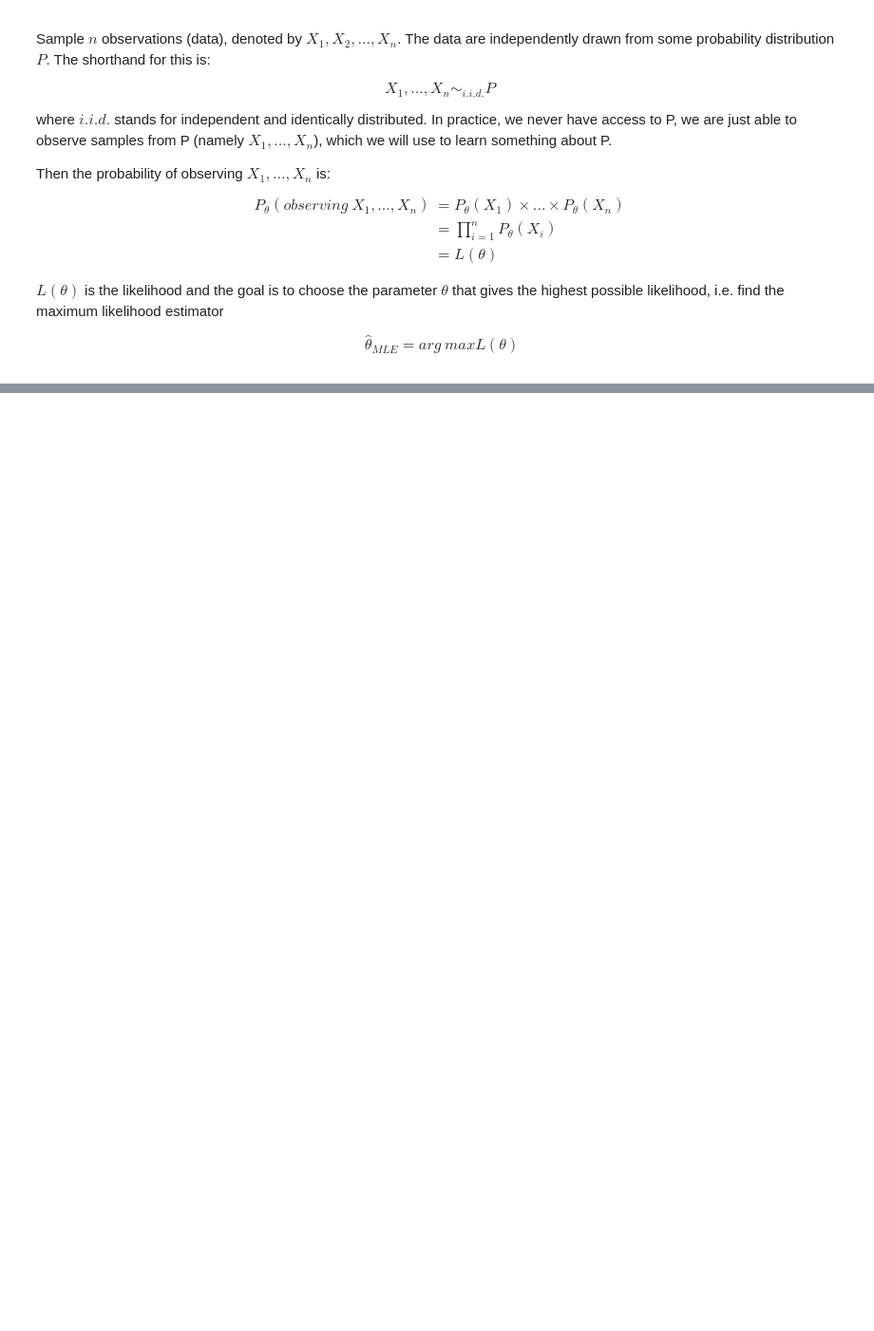
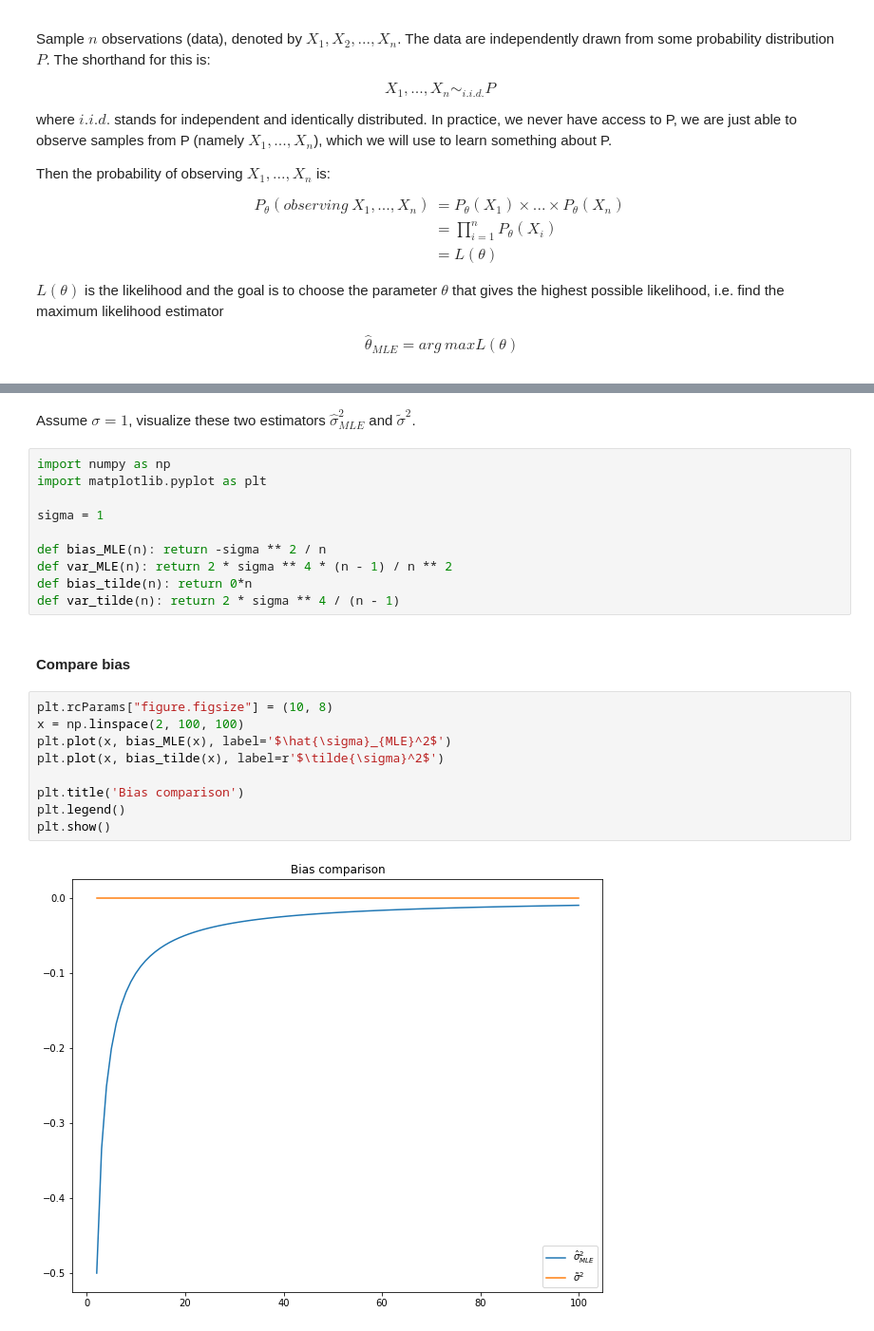
Before and after one commit to FreemanX/Machine-Learning-Notes, a Jupyter notebook: N04_MaximumLikelihoodEstimation.ipynb, the cells around one changed output, grey strips where cells are left out. Shown: that part at 95% size. Cells and saved outputs as stored; diff of their text form; blank space fills up the shorter version.

```diff
--- a/N04_MaximumLikelihoodEstimation.ipynb
+++ b/N04_MaximumLikelihoodEstimation.ipynb
@@ -28,0 +139,25 @@ Assume $ X_1,...,X_n \sim_{i.i.d.}N(\mu,\sigma^2)$. Compute $\hat{\mu}_{MLE}$ ,
+# %% [markdown]
+Assume $\sigma = 1$, visualize these two estimators $\hat{\sigma}_{MLE}^2$ and $\tilde{\sigma}^2$.
+# %%
+import numpy as np
+import matplotlib.pyplot as plt
+
+sigma = 1
+
+def bias_MLE(n): return -sigma ** 2 / n
+def var_MLE(n): return 2 * sigma ** 4 * (n - 1) / n ** 2
+def bias_tilde(n): return 0*n
+def var_tilde(n): return 2 * sigma ** 4 / (n - 1)
+# %% [markdown]
+#### Compare bias
+# %%
+plt.rcParams["figure.figsize"] = (10, 8)
+x = np.linspace(2, 100, 100)
+plt.plot(x, bias_MLE(x), label='$\hat{\sigma}_{MLE}^2$')
+plt.plot(x, bias_tilde(x), label=r'$\tilde{\sigma}^2$')
+
+plt.title('Bias comparison')
+plt.legend()
+plt.show()
+# %% [output]
+[figure, added]
```
Also changed, not shown: parts of 9 cells of this notebook, 3 other files.
